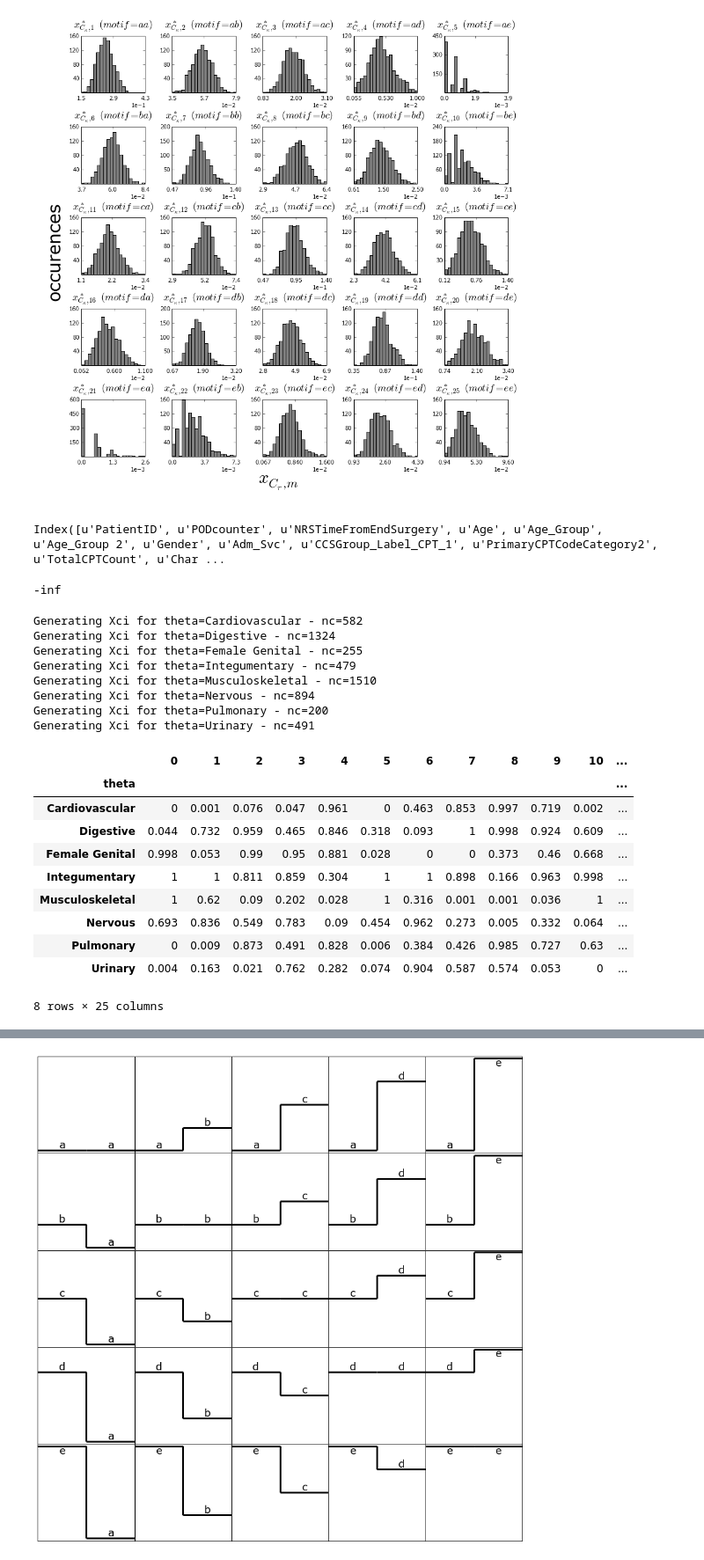
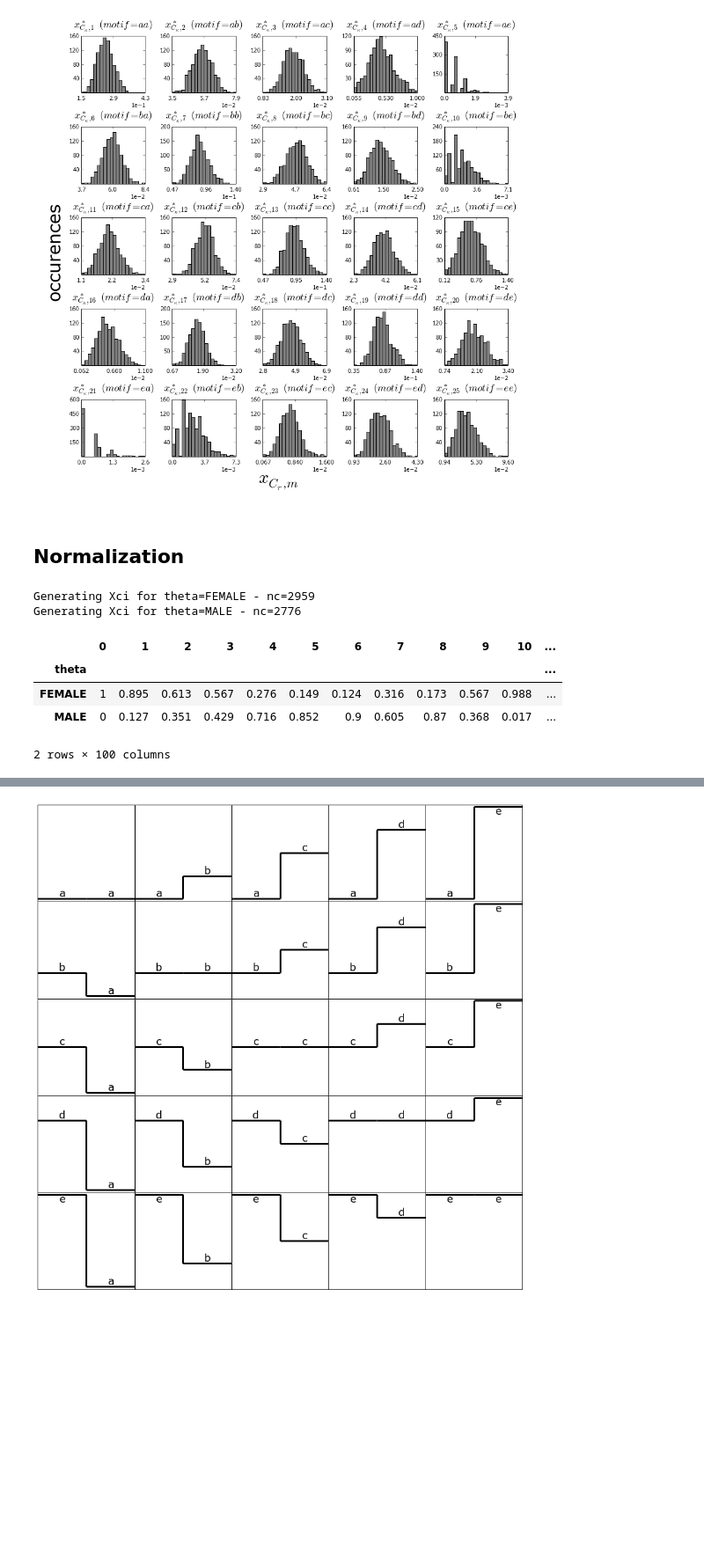
Before and after one commit to pvnick/tempos, a Jupyter notebook: pain_sax_ported.ipynb, the cells around one changed output, grey strips where cells are left out. Shown at 88% size. Cells and saved outputs as stored; diff of their text form; code cells hidden in the pictures; blank space fills up the shorter version.

```diff
--- a/pain_sax_ported.ipynb
+++ b/pain_sax_ported.ipynb
@@ -521,17 +521,13 @@ plt.show()
 #this demonstrates how to combine 2 columns together
 start_cutoff_pain_data.dropna(subset=["Gender", "SSRI"], inplace=True)
 start_cutoff_pain_data["custom_column"] = start_cutoff_pain_data["Gender"].apply(lambda val: "Gender=" + str(val)) + ", " + start_cutoff_pain_data["SSRI"].apply(lambda val: "SSRI=" + str(val))
-# %%
-start_cutoff_pain_data.columns
-# %% [output]
-Index([u'PatientID', u'PODcounter', u'NRSTimeFromEndSurgery', u'Age', u'Age_Group', u'Age_Group 2', u'Gender', u'Adm_Svc', u'CCSGroup_Label_CPT_1', u'PrimaryCPTCodeCategory2', u'TotalCPTCount', u'Char ...
-# %%
-sc.stats.norm.ppf(0)
-# %% [output]
--inf
+# %% [markdown]
+## Normalization
 # %%
 #start_cutoff_pain_data.PrimaryCPTCodeCategory2
-clustered_motif_matrices = get_clustered_motif_matrices("PrimaryCPTCodeCategory2")
+#clustered_motif_matrices = get_clustered_motif_matrices("PrimaryCPTCodeCategory2")
+clustered_motif_matrices = get_clustered_motif_matrices("Gender")
+#clustered_motif_matrices = get_clustered_motif_matrices("Age_Group")
 clustered_motif_matrices_grouped = clustered_motif_matrices.groupby(level=0)
 cluster_sample_sizes = clustered_motif_matrices_grouped.count()
 individual_motif_counts_by_cluster = clustered_motif_matrices_grouped.sum()
@@ -541,50 +537,38 @@ cluster_criteria = motif_proportions_clusters.index
 icons = pd.DataFrame(columns = motif_matrices_by_patient.columns, index = pd.Index(data=[], name="theta"))
 for criterion in cluster_criteria:
     motif_proportions_cluster = motif_proportions_clusters.ix[criterion]
     cluster_n = cluster_sample_sizes.ix[criterion][0]
     minimum_cluster_n = 50
     if cluster_n > minimum_cluster_n:
         print("Generating Xci for theta=" + str(criterion) + " - nc=" + str(cluster_n))
         nr = 1000
         motif_importance_sample = pd.Series(np.arange(nr)).apply(sample_motif_importances, sample_size=cluster_n)
         numerators = motif_importance_sample.apply(lambda row: row <= motif_proportions_cluster, axis=1).sum()
         denominators = motif_importance_sample.count()
         CDF = numerators / denominators
         pvals = 1 - CDF
         icon = pvals#.apply(lambda pval: sc.stats.norm.ppf(pval))
         #for pixel_index in icon.keys():
         #    pixel = icon[pixel_index]
         #    #if probability was 0 or 1, manually set to 6 std devs
         #    if pixel == np.inf:
         #        pixel = 10
         #    elif pixel == -np.inf:
         #        pixel = -10
         #    icon[pixel_index] = pixel
         icons.ix[criterion] = icon
     else:
         print("Skipping theta=" + str(criterion) + " - nc=" + str(cluster_n))
 
 icons
 # %% [output]
-Generating Xci for theta=Cardiovascular - nc=582
-Generating Xci for theta=Digestive - nc=1324
-Generating Xci for theta=Female Genital - nc=255
-Generating Xci for theta=Integumentary - nc=479
-Generating Xci for theta=Musculoskeletal - nc=1510
-Generating Xci for theta=Nervous - nc=894
-Generating Xci for theta=Pulmonary - nc=200
-Generating Xci for theta=Urinary - nc=491
+Generating Xci for theta=FEMALE - nc=2959
+Generating Xci for theta=MALE - nc=2776
 |  | 0 | 1 | 2 | 3 | 4 | 5 | 6 | 7 | 8 | 9 | 10 | ... |
 | theta |  |  |  |  |  |  |  |  |  |  |  | ... |
-| Cardiovascular | 0 | 0.001 | 0.076 | 0.047 | 0.961 | 0 | 0.463 | 0.853 | 0.997 | 0.719 | 0.002 | ... |
-| Digestive | 0.044 | 0.732 | 0.959 | 0.465 | 0.846 | 0.318 | 0.093 | 1 | 0.998 | 0.924 | 0.609 | ... |
-| Female Genital | 0.998 | 0.053 | 0.99 | 0.95 | 0.881 | 0.028 | 0 | 0 | 0.373 | 0.46 | 0.668 | ... |
-| Integumentary | 1 | 1 | 0.811 | 0.859 | 0.304 | 1 | 1 | 0.898 | 0.166 | 0.963 | 0.998 | ... |
-| Musculoskeletal | 1 | 0.62 | 0.09 | 0.202 | 0.028 | 1 | 0.316 | 0.001 | 0.001 | 0.036 | 1 | ... |
-| Nervous | 0.693 | 0.836 | 0.549 | 0.783 | 0.09 | 0.454 | 0.962 | 0.273 | 0.005 | 0.332 | 0.064 | ... |
-| Pulmonary | 0 | 0.009 | 0.873 | 0.491 | 0.828 | 0.006 | 0.384 | 0.426 | 0.985 | 0.727 | 0.63 | ... |
-| Urinary | 0.004 | 0.163 | 0.021 | 0.762 | 0.282 | 0.074 | 0.904 | 0.587 | 0.574 | 0.053 | 0 | ... |
+| FEMALE | 1 | 0.895 | 0.613 | 0.567 | 0.276 | 0.149 | 0.124 | 0.316 | 0.173 | 0.567 | 0.988 | ... |
+| MALE | 0 | 0.127 | 0.351 | 0.429 | 0.716 | 0.852 | 0.9 | 0.605 | 0.87 | 0.368 | 0.017 | ... |
-8 rows × 25 columns
+2 rows × 100 columns
 # %%
 def get_similarities(icon, all_icons):
     similarities = cosine_similarity(X=icon, Y=all_icons)[0]
```
Also changed, not shown: parts of 3 cells of this notebook.
